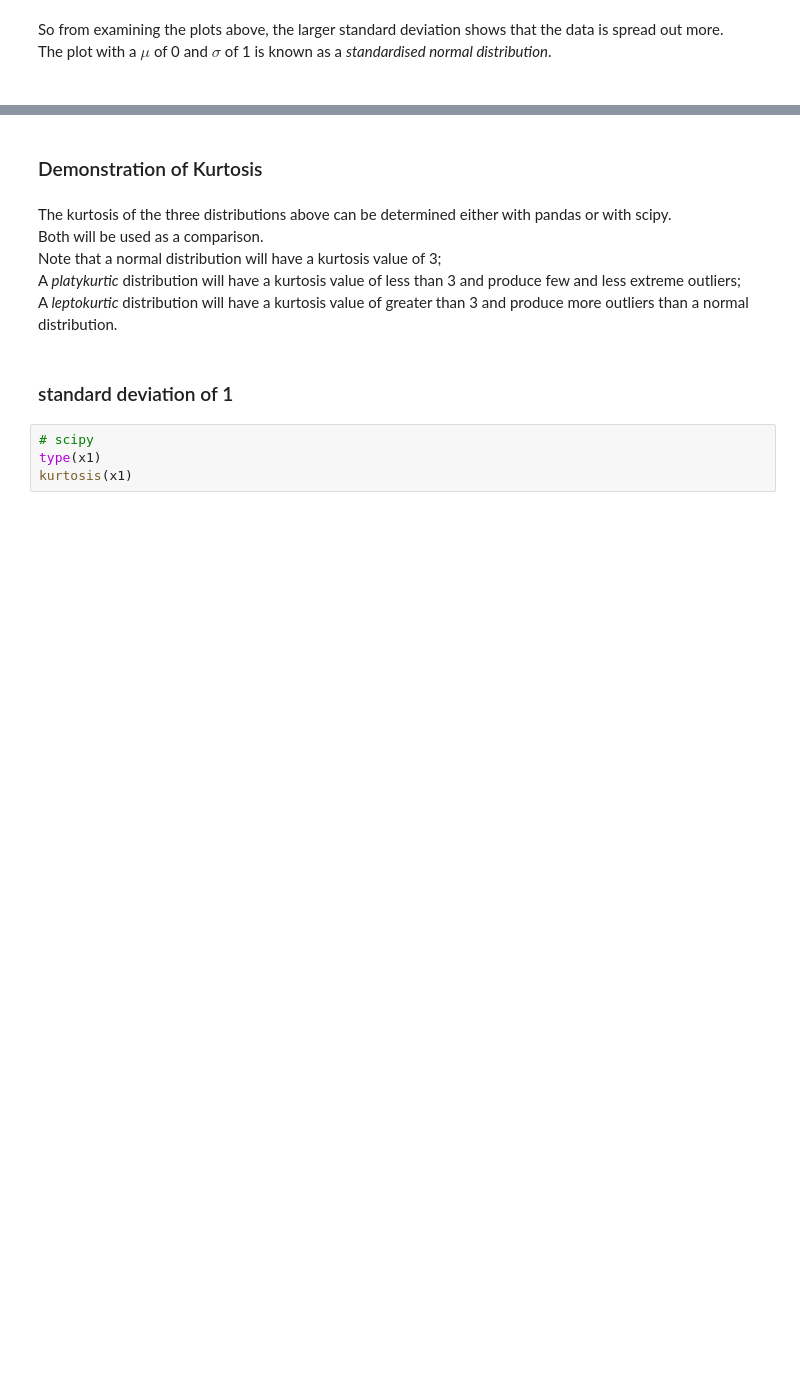
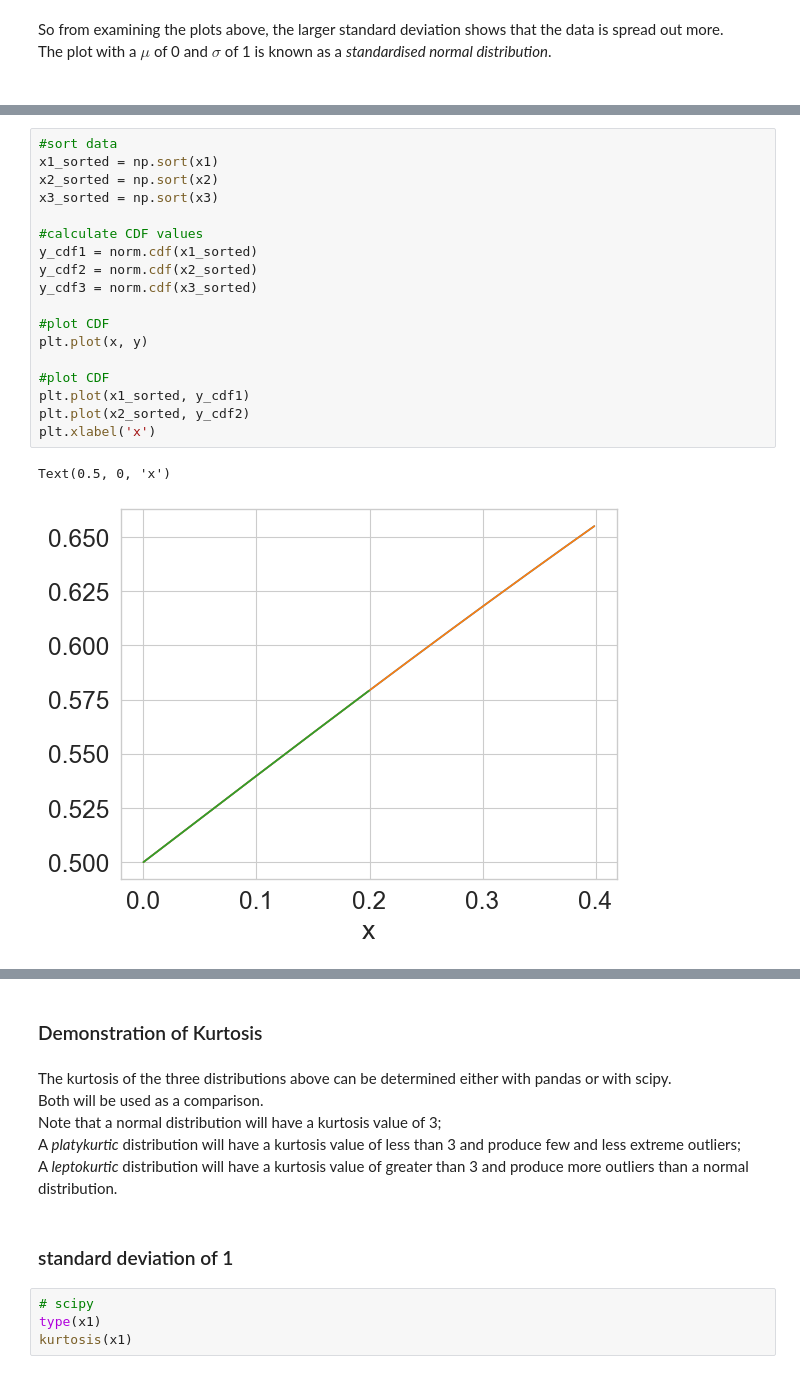
Before and after one commit to fabiofabrizi/fun-data-analysis, a Jupyter notebook: project/Normal-Distribution-Project.ipynb, the cells around one changed output, grey strips where cells are left out. Cells and saved outputs as stored; diff of their text form; blank space fills up the shorter version.

```diff
--- a/project/Normal-Distribution-Project.ipynb
+++ b/project/Normal-Distribution-Project.ipynb
@@ -184,0 +212,21 @@ The plot with a $\mu$ of 0 and $\sigma$ of 1 is known as a *standardised normal
+# %%
+#sort data
+x1_sorted = np.sort(x1)
+x2_sorted = np.sort(x2)
+x3_sorted = np.sort(x3)
+
+#calculate CDF values
+y_cdf1 = norm.cdf(x1_sorted)
+y_cdf2 = norm.cdf(x2_sorted)
+y_cdf3 = norm.cdf(x3_sorted)
+
+#plot CDF
+plt.plot(x, y)
+
+#plot CDF
+plt.plot(x1_sorted, y_cdf1)
+plt.plot(x2_sorted, y_cdf2)
+plt.xlabel('x')
+# %% [output]
+Text(0.5, 0, 'x')
+[figure, added]
```
Also changed, not shown: parts of 72 cells of this notebook.
